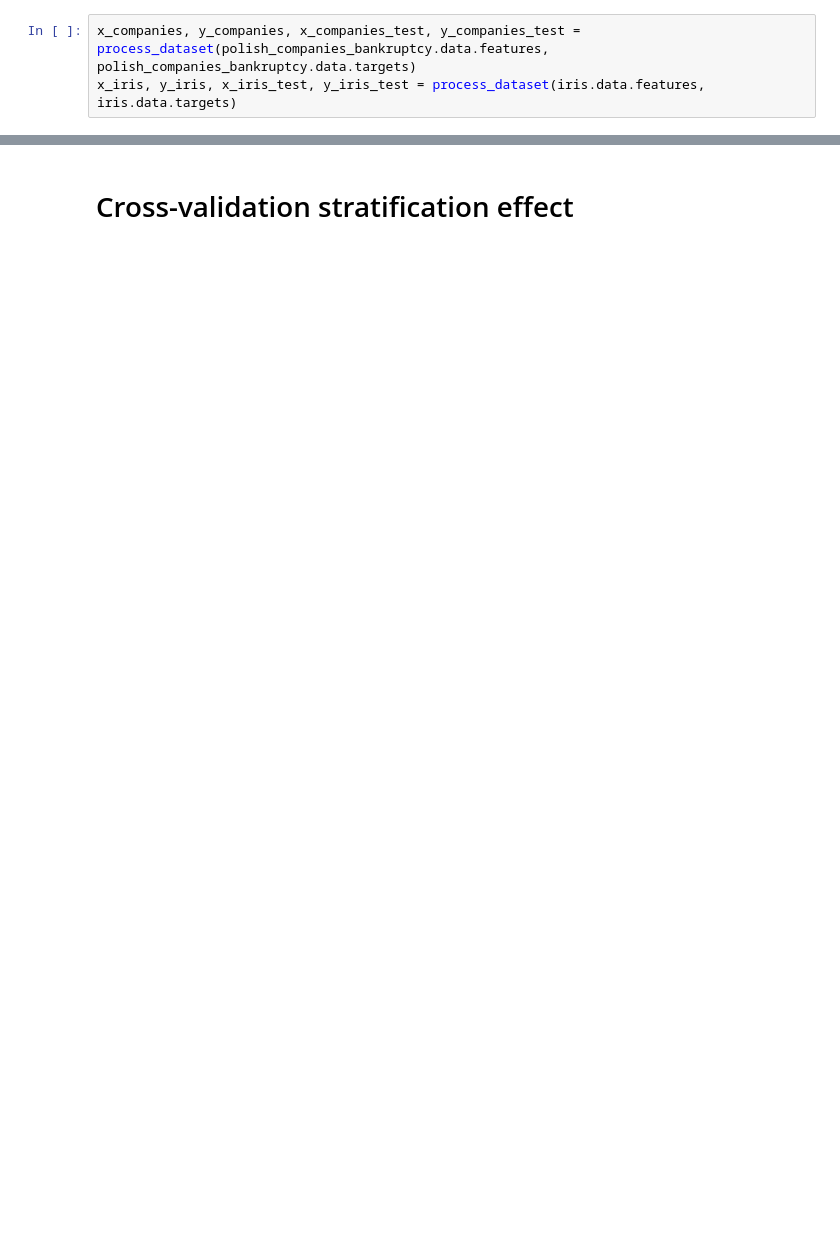
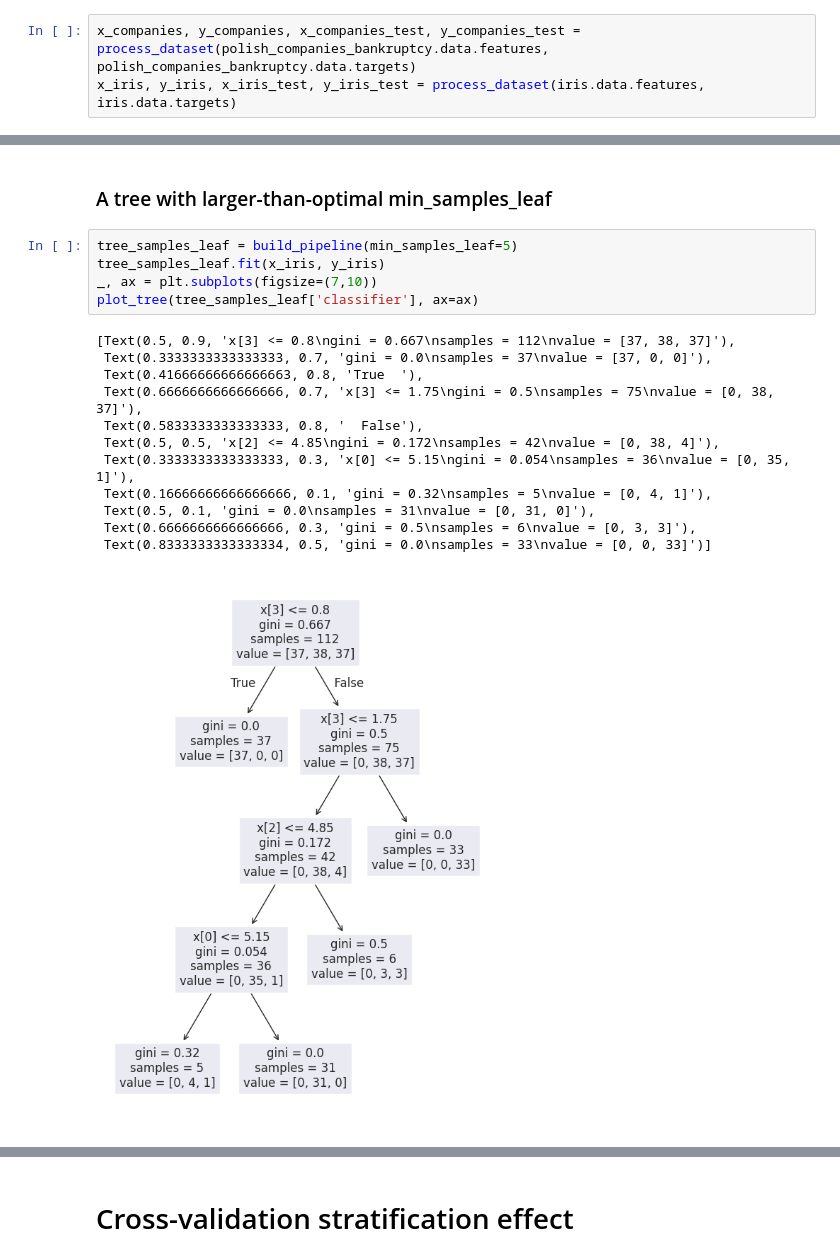
Before and after one commit to Dund33/um-3, a Jupyter notebook: trees.ipynb, the cells around one changed output, grey strips where cells are left out. Cells and saved outputs as stored; diff of their text form; blank space fills up the shorter version.

```diff
--- a/trees.ipynb
+++ b/trees.ipynb
@@ -138,0 +174,20 @@ F1 Score: 0.8947
+# %% [markdown]
+### A tree with larger-than-optimal min_samples_leaf
+# %%
+tree_samples_leaf = build_pipeline(min_samples_leaf=5)
+tree_samples_leaf.fit(x_iris, y_iris)
+_, ax = plt.subplots(figsize=(7,10))
+plot_tree(tree_samples_leaf['classifier'], ax=ax)
+# %% [output]
+[Text(0.5, 0.9, 'x[3] <= 0.8\ngini = 0.667\nsamples = 112\nvalue = [37, 38, 37]'),
+ Text(0.3333333333333333, 0.7, 'gini = 0.0\nsamples = 37\nvalue = [37, 0, 0]'),
+ Text(0.41666666666666663, 0.8, 'True  '),
+ Text(0.6666666666666666, 0.7, 'x[3] <= 1.75\ngini = 0.5\nsamples = 75\nvalue = [0, 38, 37]'),
+ Text(0.5833333333333333, 0.8, '  False'),
+ Text(0.5, 0.5, 'x[2] <= 4.85\ngini = 0.172\nsamples = 42\nvalue = [0, 38, 4]'),
+ Text(0.3333333333333333, 0.3, 'x[0] <= 5.15\ngini = 0.054\nsamples = 36\nvalue = [0, 35, 1]'),
+ Text(0.16666666666666666, 0.1, 'gini = 0.32\nsamples = 5\nvalue = [0, 4, 1]'),
+ Text(0.5, 0.1, 'gini = 0.0\nsamples = 31\nvalue = [0, 31, 0]'),
+ Text(0.6666666666666666, 0.3, 'gini = 0.5\nsamples = 6\nvalue = [0, 3, 3]'),
+ Text(0.8333333333333334, 0.5, 'gini = 0.0\nsamples = 33\nvalue = [0, 0, 33]')]
+[figure, added]
```
Also changed, not shown: parts of 37 cells of this notebook.
